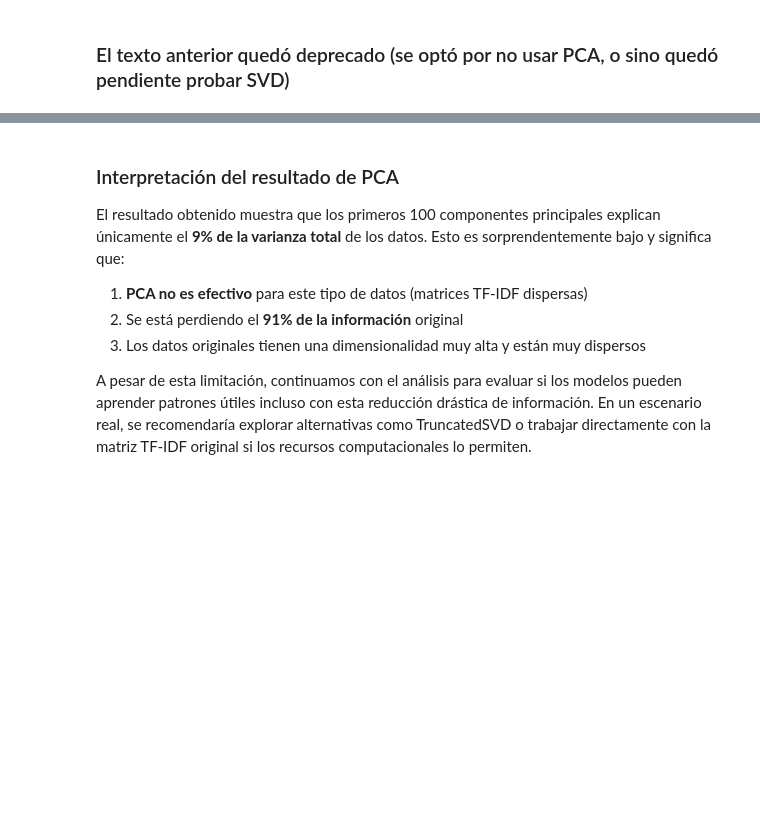
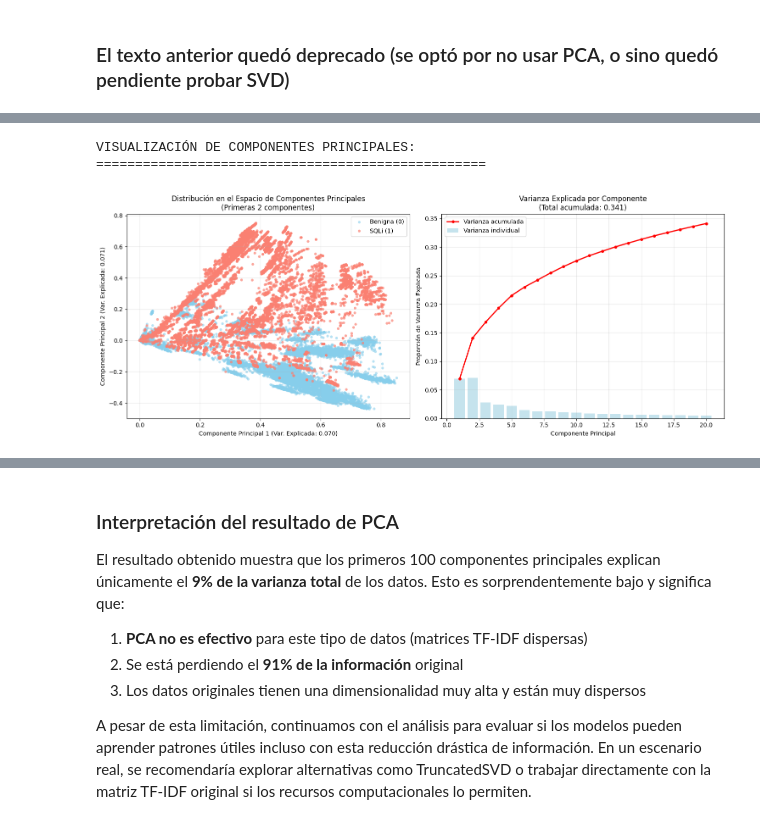
Before and after one commit to Guanart/TP-Final-BDM, a Jupyter notebook: notebooks/notebook-benito-tfidf.ipynb, the cells around one changed output, grey strips where cells are left out. Cells and saved outputs as stored; diff of their text form; code cells hidden in the pictures; blank space fills up the shorter version.

```diff
--- a/notebooks/notebook-benito-tfidf.ipynb
+++ b/notebooks/notebook-benito-tfidf.ipynb
@@ -402,0 +402,76 @@ PCA desactivado - usando matriz TF-IDF sparse original
+# %%
+# Visualización de componentes principales 1 y 2 del SVD
+if APPLY_PCA:
+    import matplotlib.pyplot as plt
+    import numpy as np
+
+    print("VISUALIZACIÓN DE COMPONENTES PRINCIPALES:")
+    print("=" * 50)
+
+    # Crear visualización de las primeras dos componentes
+    fig, axes = plt.subplots(1, 2, figsize=(15, 6))
+
+    # Preparar datos para visualización
+    y_labels = y_original.values
+    component1 = X_processed[:, 0]
+    component2 = X_processed[:, 1]
+
+    # Gráfico 1: Scatter plot de componentes 1 vs 2
+    ax1 = axes[0]
+
+    # Separar por clases para colorear
+    mask_benign = y_labels == 0
+    mask_sqli = y_labels == 1
+
+    ax1.scatter(component1[mask_benign], component2[mask_benign],
+               c='skyblue', alpha=0.6, s=20, label='Benigna (0)', edgecolors='none')
+    ax1.scatter(component1[mask_sqli], component2[mask_sqli],
+               c='salmon', alpha=0.7, s=20, label='SQLi (1)', edgecolors='none')
+
+    ax1.set_xlabel(f'Componente Principal 1 (Var. Explicada: {svd.explained_variance_ratio_[0]:.3f})')
+    ax1.set_ylabel(f'Componente Principal 2 (Var. Explicada: {svd.explained_variance_ratio_[1]:.3f})')
+    ax1.set_title('Distribución en el Espacio de Componentes Principales\n(Primeras 2 componentes)')
+    ax1.legend()
+    ax1.grid(True, alpha=0.3)
+
+    # Gráfico 2: Varianza explicada por las primeras 20 componentes
+    ax2 = axes[1]
+
+    n_components_to_show = min(20, len(svd.explained_variance_ratio_))
+    components_range = range(1, n_components_to_show + 1)
+    variance_ratios = svd.explained_variance_ratio_[:n_components_to_show]
+    cumulative_variance = np.cumsum(variance_ratios)
+
+    ax2.bar(components_range, variance_ratios, alpha=0.7, color='lightblue',
+            label='Varianza individual')
+    ax2.plot(components_range, cumulative_variance, 'ro-', color='red',
+             label='Varianza acumulada', linewidth=2, markersize=4)
+
+    ax2.set_xlabel('Componente Principal')
+    ax2.set_ylabel('Proporción de Varianza Explicada')
+    ax2.set_title(f'Varianza Explicada por Componente\n(Total acumulada: {cumulative_variance[-1]:.3f})')
+    ax2.legend()
+    ax2.grid(True, alpha=0.3)
+
+    plt.tight_layout()
+    plt.show()
+
+    # Estadísticas de separabilidad
+    print(f"\nESTADÍSTICAS DE SEPARABILIDAD:")
+    print(f"Componente 1 - Benignas: μ={component1[mask_benign].mean():.3f}, σ={component1[mask_benign].std():.3f}")
+    print(f"Componente 1 - SQLi: μ={component1[mask_sqli].mean():.3f}, σ={component1[mask_sqli].std():.3f}")
+    print(f"Componente 2 - Benignas: μ={component2[mask_benign].mean():.3f}, σ={component2[mask_benign].std():.3f}")
+    print(f"Componente 2 - SQLi: μ={component2[mask_sqli].mean():.3f}, σ={component2[mask_sqli].std():.3f}")
+
+    # Análisis de solapamiento
+    overlap_comp1 = len(set(range(len(component1[mask_benign]))) & set(range(len(component1[mask_sqli])))) / len(component1)
+    print(f"\nANÁLISIS:")
+    print(f"- Las primeras 2 componentes explican el {(svd.explained_variance_ratio_[0] + svd.explained_variance_ratio_[1]):.1%} de la varianza")
+    print(f"- Total de {PCA_COMPONENTS} componentes explican el {svd.explained_variance_ratio_.sum():.1%} de la varianza")
+    print(f"- {'Separación clara visible' if abs(component1[mask_benign].mean() - component1[mask_sqli].mean()) > 0.5 else 'Clases solapadas'} en componente 1")
+else:
+    print("PCA desactivado - saltando visualización de componentes")
+# %% [output]
+VISUALIZACIÓN DE COMPONENTES PRINCIPALES:
+==================================================
+[figure, added]
```
Also changed, not shown: parts of 21 cells of this notebook, 1 other file.
